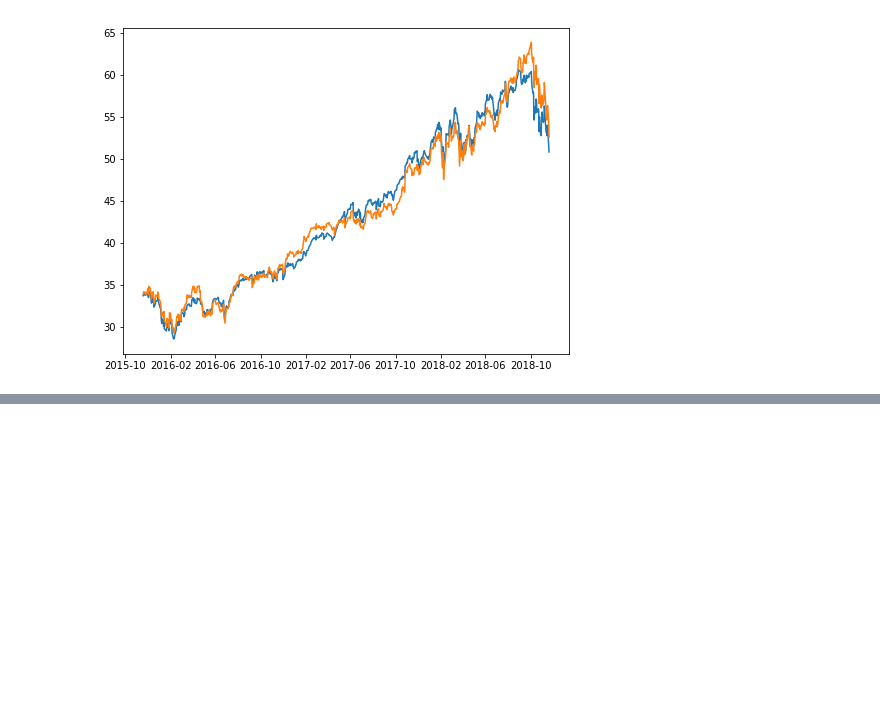
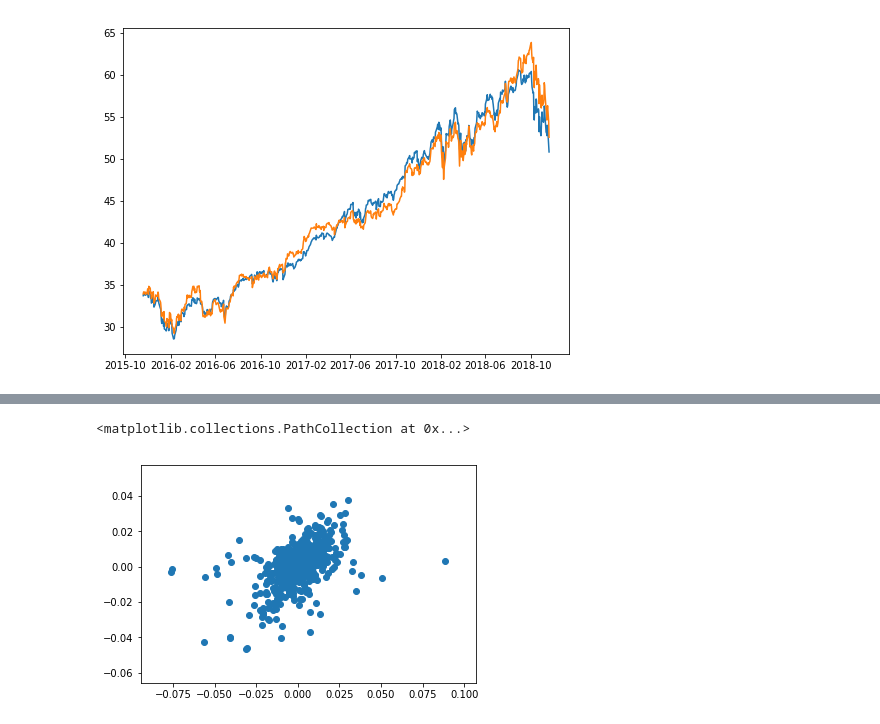
Before and after one commit to it2278/Stock_Analysis_TFA, a Jupyter notebook: master_file.ipynb, the cells around one changed output, grey strips where cells are left out. Cells and saved outputs as stored; diff of their text form; code cells hidden in the pictures; blank space fills up the shorter version.

```diff
--- a/master_file.ipynb
+++ b/master_file.ipynb
@@ -367,0 +396,5 @@ ax.plot(result.fittedvalues)
+# %%
+plt.scatter(rets.IBM,rets.FTEC)
+# %% [output]
+<matplotlib.collections.PathCollection at 0x...>
+[figure, added]
```
Also changed, not shown: parts of 6 cells of this notebook.
